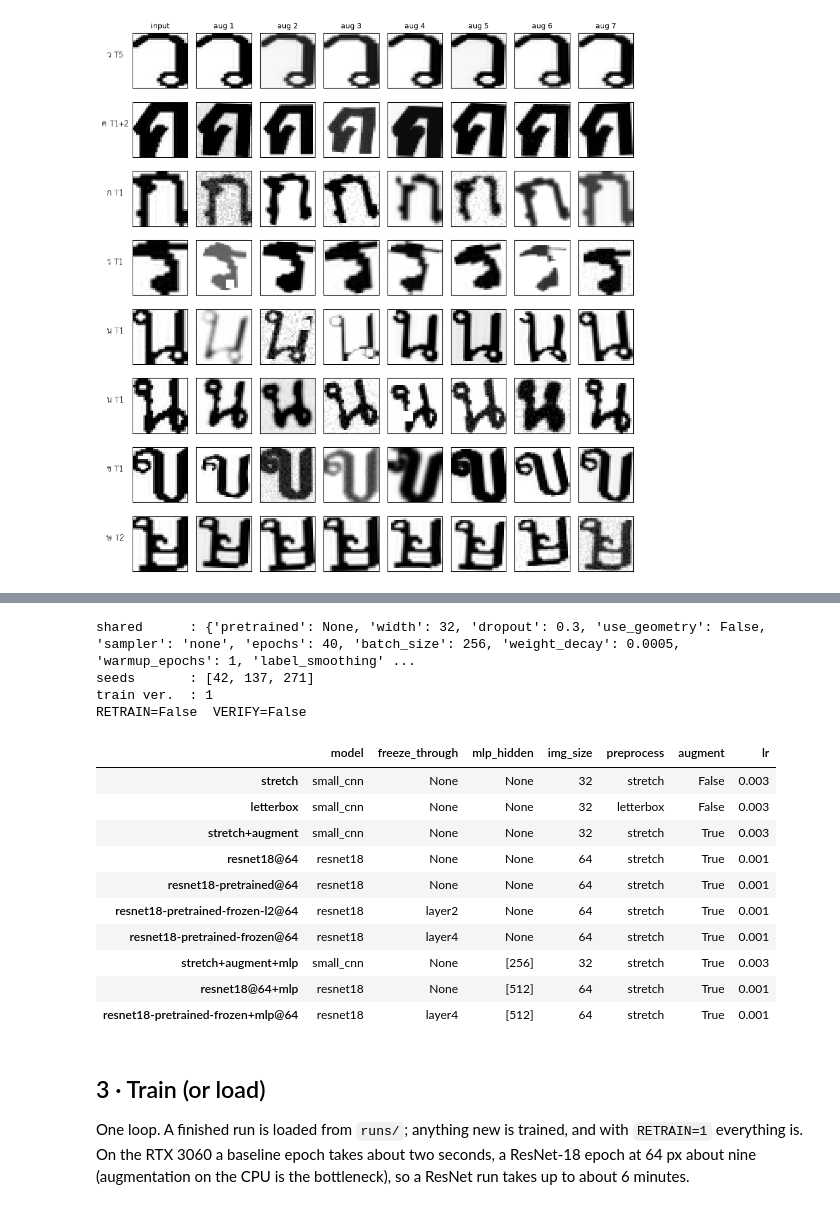
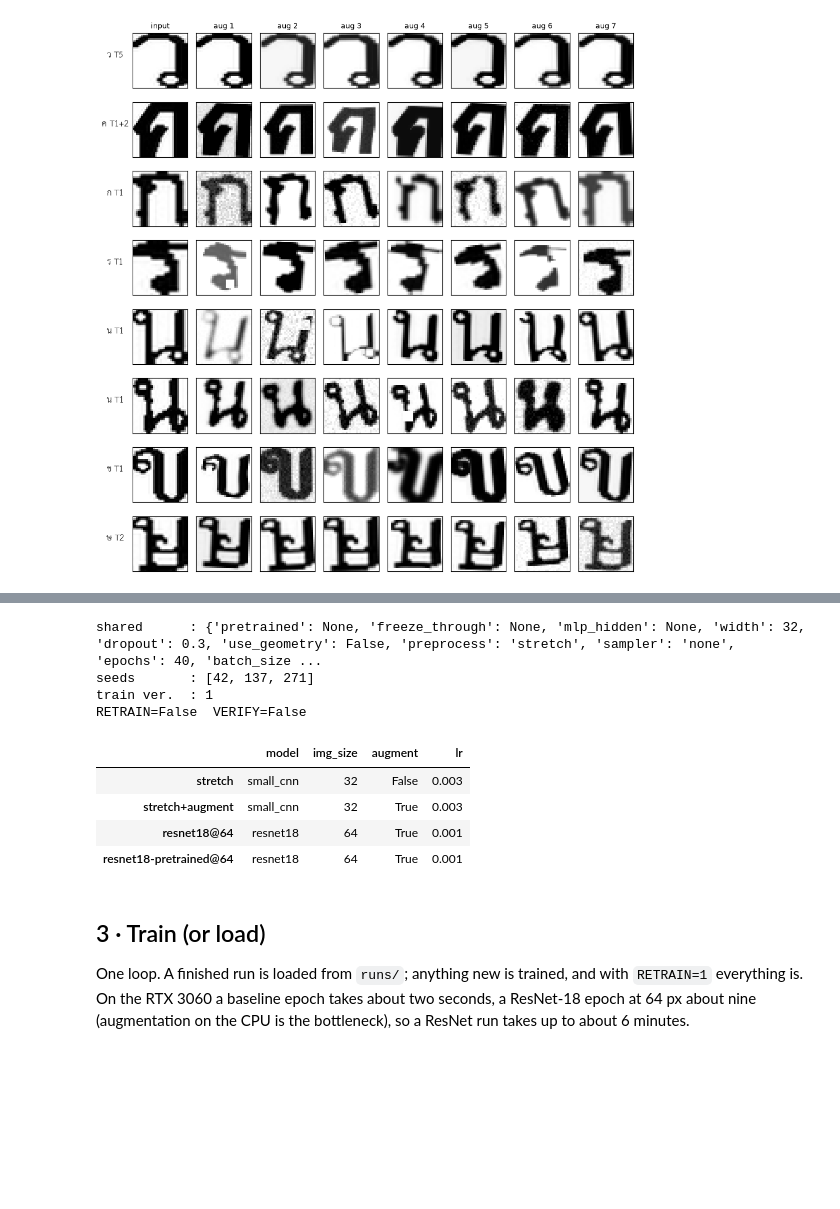
Before and after one commit to lemasc/thai-char-cnn, a Jupyter notebook: notebooks/04_train.ipynb, the cells around one changed output, grey strips where cells are left out. Cells and saved outputs as stored; diff of their text form; code cells hidden in the pictures; blank space fills up the shorter version.

```diff
--- a/notebooks/04_train.ipynb
+++ b/notebooks/04_train.ipynb
@@ -161,51 +149,36 @@ command-line run can set them without editing the notebook.
 # %%
 BASE = dict(epochs=int(os.environ.get("EPOCHS", DEFAULT_CONFIG["epochs"])))
 SEEDS = [42, 137, 271]
 RETRAIN = os.environ.get("RETRAIN") == "1"
 VERIFY = os.environ.get("VERIFY") == "1"
 
 # ResNet-18 at 64 px: identical recipe, so the two rows differ only in their initial weights
 RESNET = dict(model="resnet18", img_size=64, augment=True, lr=1e-3)
 
 EXPERIMENTS = {
     "stretch": {},
-    "letterbox": dict(preprocess="letterbox"),
     "stretch+augment": dict(augment=True),
     "resnet18@64": RESNET,
     "resnet18-pretrained@64": RESNET | dict(pretrained="IMAGENET1K_V1"),
-    # transfer-learning ladder on the same pretrained weights: fine-tune all / freeze through layer2 / head only
-    "resnet18-pretrained-frozen-l2@64": RESNET | dict(pretrained="IMAGENET1K_V1", freeze_through="layer2"),
-    "resnet18-pretrained-frozen@64": RESNET | dict(pretrained="IMAGENET1K_V1", freeze_through="layer4"),
-    # CNN + MLP: same rows with an MLP classifier on the pooled features instead of one linear layer
-    "stretch+augment+mlp": dict(augment=True, mlp_hidden=[256]),
-    "resnet18@64+mlp": RESNET | dict(mlp_hidden=[512]),
-    "resnet18-pretrained-frozen+mlp@64": RESNET | dict(pretrained="IMAGENET1K_V1", freeze_through="layer4",
-                                                       mlp_hidden=[512]),
 }
 
 table = pd.DataFrame({name: DEFAULT_CONFIG | BASE | ov for name, ov in EXPERIMENTS.items()}).T
 varying = [c for c in table.columns if table[c].astype(str).nunique() > 1]
 print(f"shared      : {({k: v for k, v in (DEFAULT_CONFIG | BASE).items() if k not in varying})}")
 print(f"seeds       : {SEEDS}")
 print(f"train ver.  : {TRAIN_VERSION}")
 print(f"RETRAIN={RETRAIN}  VERIFY={VERIFY}")
 table[varying] if varying else table[[]].assign(overrides="none — baseline only")
 # %% [output]
-shared      : {'pretrained': None, 'width': 32, 'dropout': 0.3, 'use_geometry': False, 'sampler': 'none', 'epochs': 40, 'batch_size': 256, 'weight_decay': 0.0005, 'warmup_epochs': 1, 'label_smoothing' ...
+shared      : {'pretrained': None, 'freeze_through': None, 'mlp_hidden': None, 'width': 32, 'dropout': 0.3, 'use_geometry': False, 'preprocess': 'stretch', 'sampler': 'none', 'epochs': 40, 'batch_size ...
 seeds       : [42, 137, 271]
 train ver.  : 1
 RETRAIN=False  VERIFY=False
-|  | model | freeze_through | mlp_hidden | img_size | preprocess | augment | lr |
-| stretch | small_cnn | None | None | 32 | stretch | False | 0.003 |
-| letterbox | small_cnn | None | None | 32 | letterbox | False | 0.003 |
-| stretch+augment | small_cnn | None | None | 32 | stretch | True | 0.003 |
-| resnet18@64 | resnet18 | None | None | 64 | stretch | True | 0.001 |
-| resnet18-pretrained@64 | resnet18 | None | None | 64 | stretch | True | 0.001 |
-| resnet18-pretrained-frozen-l2@64 | resnet18 | layer2 | None | 64 | stretch | True | 0.001 |
-| resnet18-pretrained-frozen@64 | resnet18 | layer4 | None | 64 | stretch | True | 0.001 |
-| stretch+augment+mlp | small_cnn | None | [256] | 32 | stretch | True | 0.003 |
-| resnet18@64+mlp | resnet18 | None | [512] | 64 | stretch | True | 0.001 |
-| resnet18-pretrained-frozen+mlp@64 | resnet18 | layer4 | [512] | 64 | stretch | True | 0.001 |
+|  | model | img_size | augment | lr |
+| stretch | small_cnn | 32 | False | 0.003 |
+| stretch+augment | small_cnn | 32 | True | 0.003 |
+| resnet18@64 | resnet18 | 64 | True | 0.001 |
+| resnet18-pretrained@64 | resnet18 | 64 | True | 0.001 |
 # %% [markdown]
 ## 3 · Train (or load)
 
```
Also changed, not shown: parts of 7 cells of this notebook, 1 other file.
